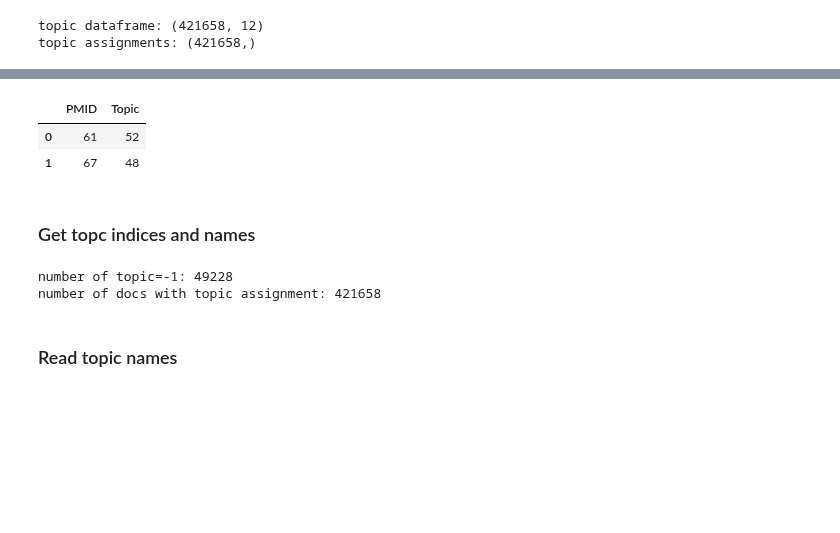
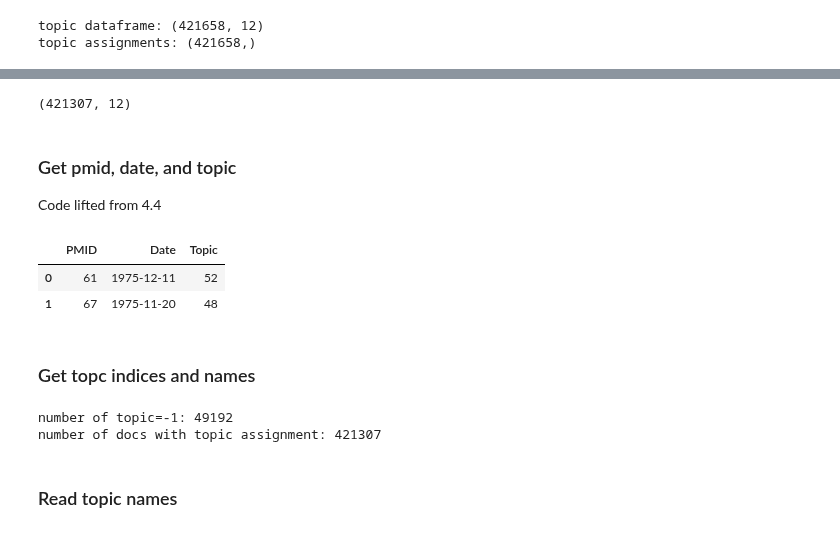
Before and after one commit to ShiuLab/plant_sci_hist, a Jupyter notebook: 7_countries/script_7_5_country_over_time.ipynb, the cells around one changed output, grey strips where cells are left out. Saved outputs shown, nothing was run; the diff lists cells and outputs as text; code cells hidden in the pictures; blank space fills up the shorter version.

```diff
--- a/7_countries/script_7_5_country_over_time.ipynb
+++ b/7_countries/script_7_5_country_over_time.ipynb
@@ -99,14 +129,29 @@ tdf.head(2)
+# %%
+# rid of duplicated entries
+tdf_nodup = tdf.drop_duplicates(subset=['PMID'])
+tdf_nodup.to_csv(dir42 / 'table7_5_corpus_with_topic_assignment_nodup.tsv.gz',
+                 sep='\t', compression='gzip')
+tdf_nodup.shape
+# %% [output]
+(421307, 12)
+# %% [markdown]
+### Get pmid, date, and topic
+
+Code lifted from 4.4
 # %%
 # Create pmid-topic dataframe
-pmid_topic = tdf[['PMID', 'Topic']]
+pmid_topic = tdf_nodup[['PMID', 'Date', 'Topic']]
 pmid_topic.head(2)
 # %% [output]
-|  | PMID | Topic |
-| 0 | 61 | 52 |
-| 1 | 67 | 48 |
+|  | PMID | Date | Topic |
+| 0 | 61 | 1975-12-11 | 52 |
+| 1 | 67 | 1975-11-20 | 48 |
 # %% [markdown]
 ### Get topc indices and names
 # %%
+# topic assignments
+toc_array = tdf_nodup['Topic'].values
+
 # topic indices
 tocs = np.unique(toc_array)
 
@@ -124,8 +169,8 @@ n_rec_total  = len(toc_array)
 print("number of topic=-1:", n_rec_toc_unassigned)
 print("number of docs with topic assignment:", n_rec_total)
 # %% [output]
-number of topic=-1: 49228
-number of docs with topic assignment: 421658
+number of topic=-1: 49192
+number of docs with topic assignment: 421307
 # %% [markdown]
 ### Read topic names
 # %%
```
Also changed, not shown: parts of 18 cells of this notebook, 1 other file.
